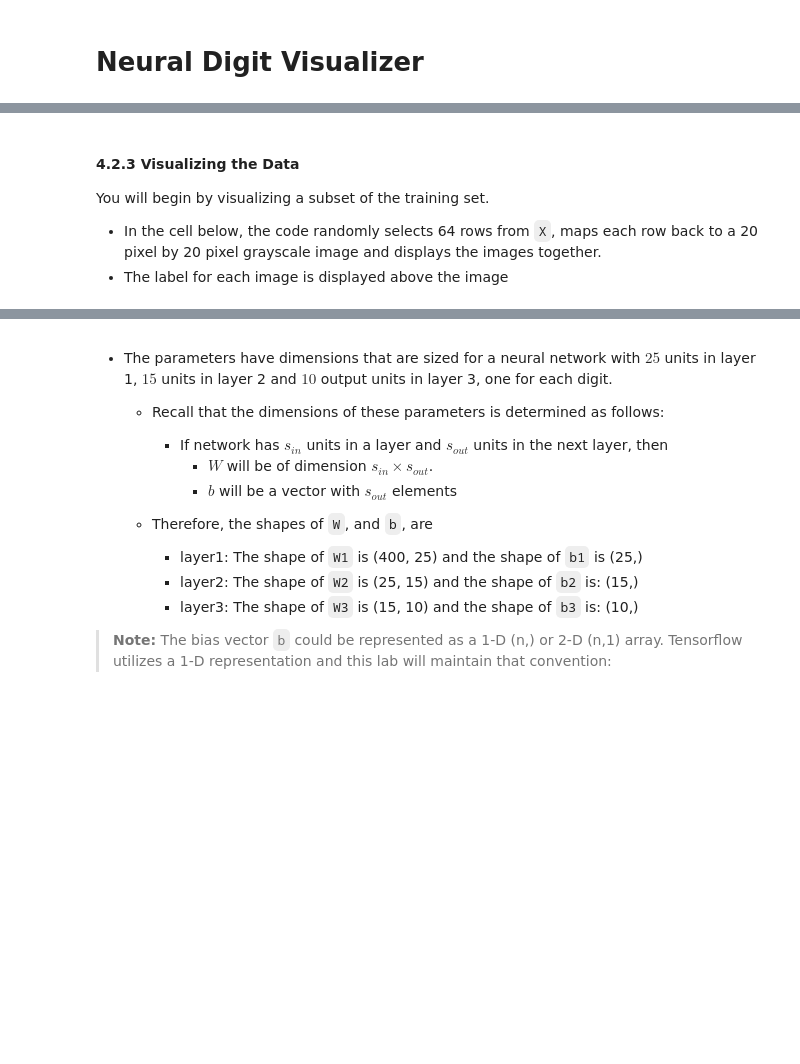
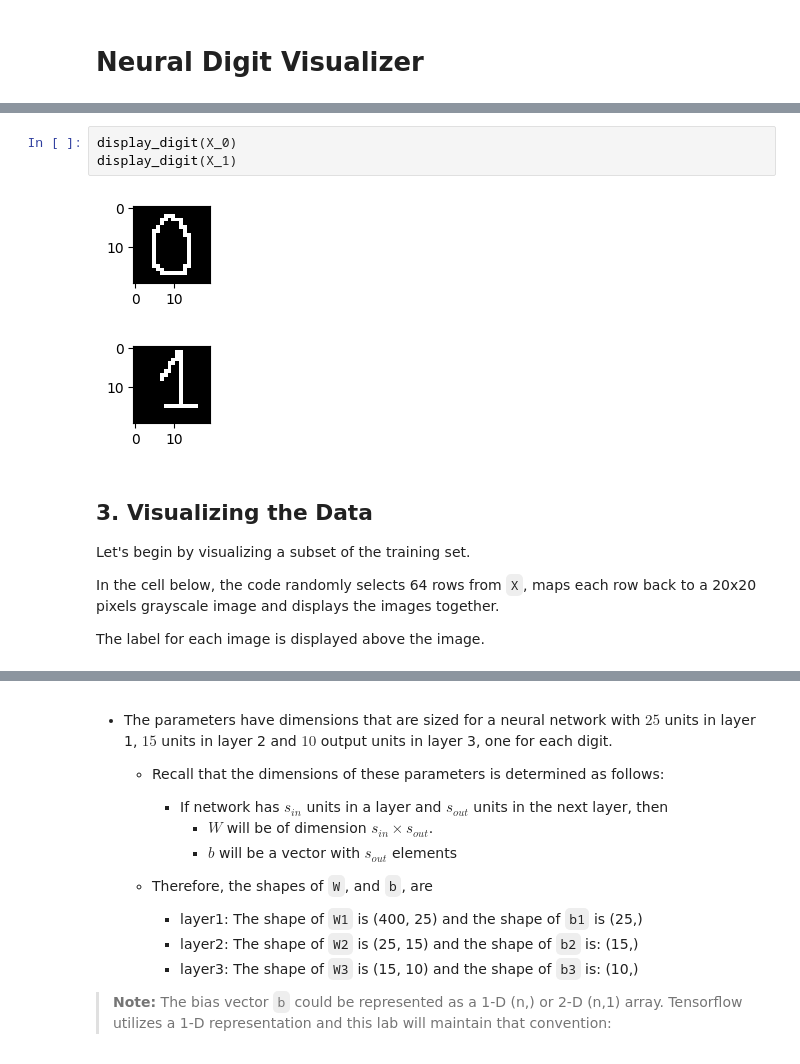
Before and after one commit to uditme/neural-digit-visualizer, a Jupyter notebook: NN Model/main.ipynb, the cells around one changed output, grey strips where cells are left out. Saved outputs shown, nothing was run; the diff lists cells and outputs as text; blank space fills up the shorter version.

Commit message:
Visualizing the data

```diff
--- a/NN Model/main.ipynb
+++ b/NN Model/main.ipynb
@@ -54,7 +860,15 @@ X, y = load_data() # 1000 x 400, 1000 x 1
+# %%
+display_digit(X_0)
+display_digit(X_1)
+# %% [output]
+[figure, added]
+[figure, added]
 # %% [markdown]
-#### 4.2.3 Visualizing the Data
+## 3. Visualizing the Data
 
-You will begin by visualizing a subset of the training set.
-- In the cell below, the code randomly selects 64 rows from `X`, maps each row back to a 20 pixel by 20 pixel grayscale image and displays the images together.
-- The label for each image is displayed above the image
+Let's begin by visualizing a subset of the training set.
+
+In the cell below, the code randomly selects 64 rows from `X`, maps each row back to a 20x20 pixels grayscale image and displays the images together.
+
+The label for each image is displayed above the image.
 # %%
```
Also changed, not shown: parts of 10 cells of this notebook, 2 other files.
